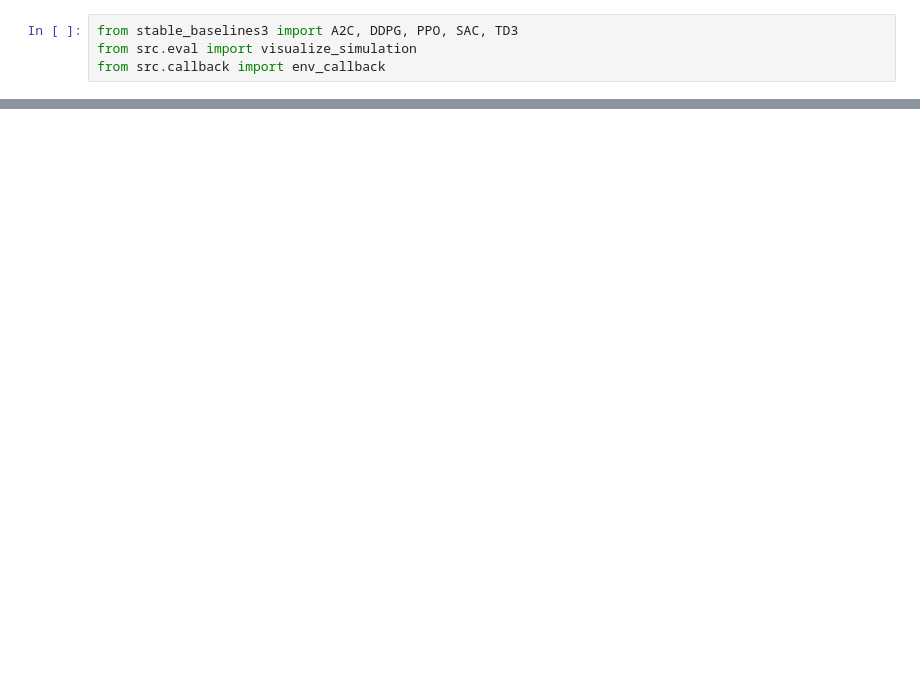
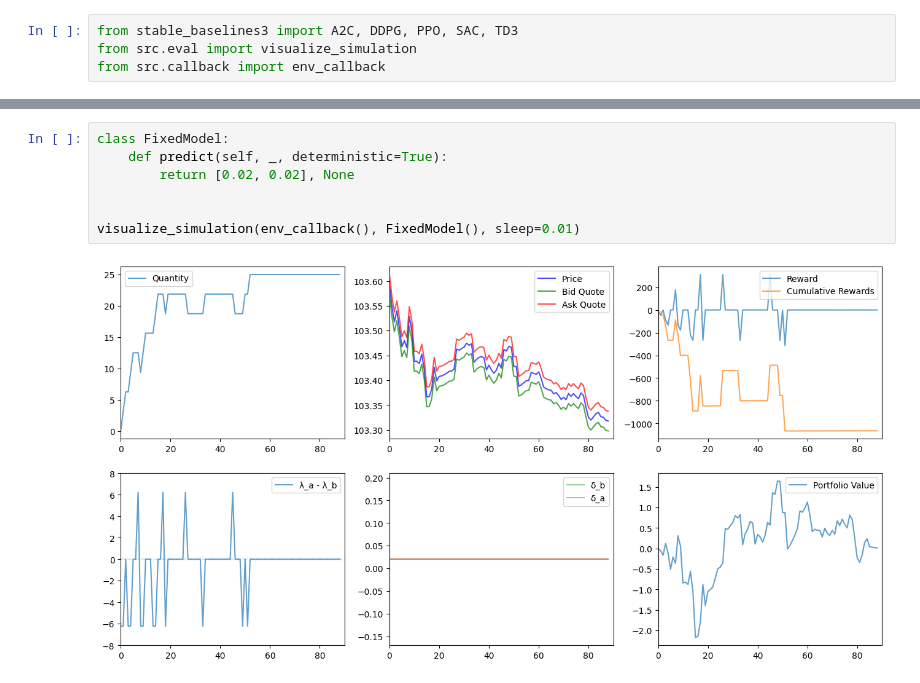
Before and after one commit to alfatti/AI4MarketMaking, a Jupyter notebook: rl/visualize.ipynb, the cells around one changed output, grey strips where cells are left out. Cells and saved outputs as stored; diff of their text form; blank space fills up the shorter version.

```diff
--- a/rl/visualize.ipynb
+++ b/rl/visualize.ipynb
@@ -11,0 +13,9 @@ visualize_simulation(env_callback(), model)
+# %%
+class FixedModel:
+    def predict(self, _, deterministic=True):
+        return [0.02, 0.02], None
+
+
+visualize_simulation(env_callback(), FixedModel(), sleep=0.01)
+# %% [output]
+[figure, added]
```
Also changed, not shown: parts of 2 cells of this notebook, 10 other files.
